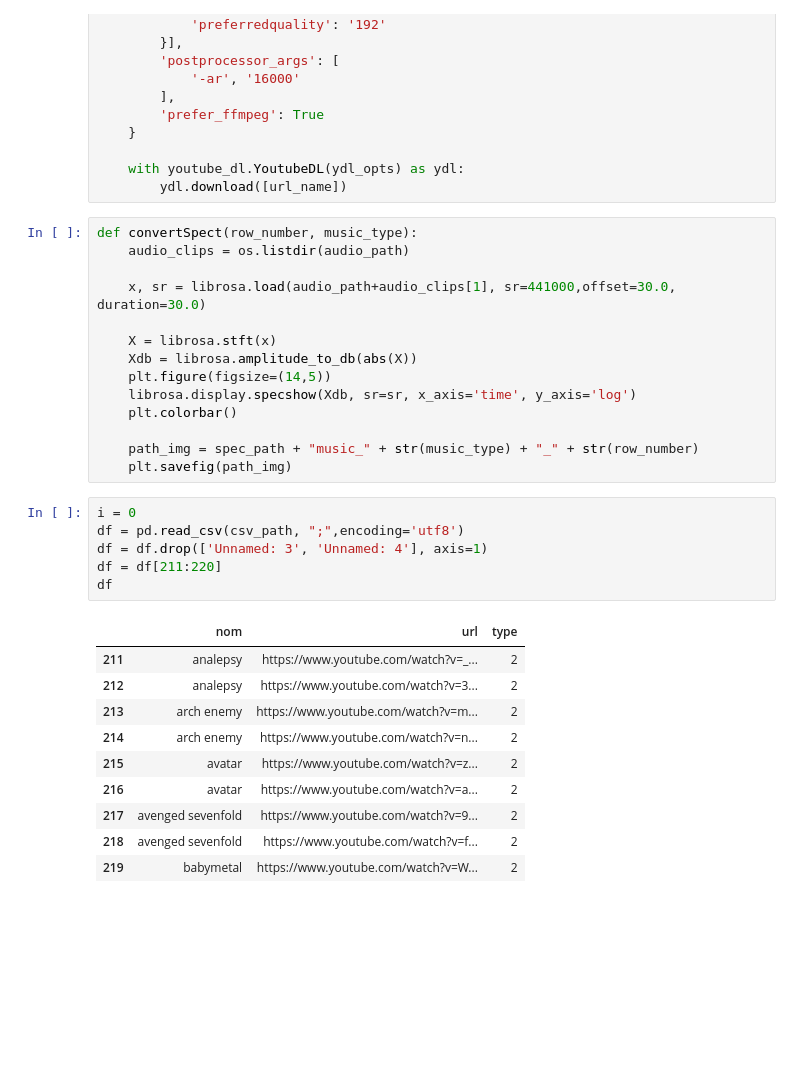
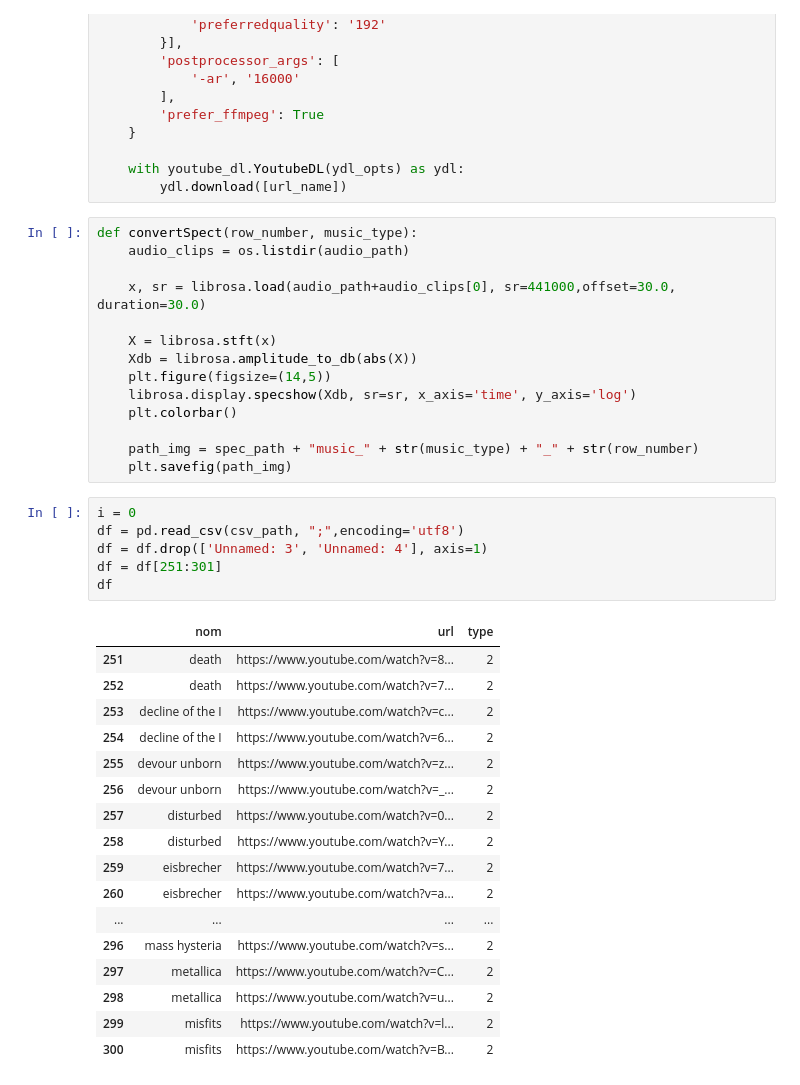
Before and after one commit to quentin-pierson/projetAnnuel, a Jupyter notebook: python/scraping/ScrapAutoma.ipynb, the cells around one changed output. Drawn from its saved outputs; the diff is of its cells as text; blank space fills up the shorter version.

```diff
--- a/python/scraping/ScrapAutoma.ipynb
+++ b/python/scraping/ScrapAutoma.ipynb
@@ -37,7 +40,7 @@ def convertYtb(url_name):
 def convertSpect(row_number, music_type):
     audio_clips = os.listdir(audio_path)
 
-    x, sr = librosa.load(audio_path+audio_clips[1], sr=441000,offset=30.0, duration=30.0)
+    x, sr = librosa.load(audio_path+audio_clips[0], sr=441000,offset=30.0, duration=30.0)
 
     X = librosa.stft(x)
     Xdb = librosa.amplitude_to_db(abs(X))
@@ -50,20 +53,27 @@ def convertSpect(row_number, music_type):
 # %%
 i = 0
 df = pd.read_csv(csv_path, ";",encoding='utf8')
 df = df.drop(['Unnamed: 3', 'Unnamed: 4'], axis=1)
-df = df[211:220]
+df = df[251:301]
 df
 # %% [output]
 |  | nom | url | type |
-| 211 | analepsy | https://www.youtube.com/watch?v=_... | 2 |
-| 212 | analepsy | https://www.youtube.com/watch?v=3... | 2 |
-| 213 | arch enemy | https://www.youtube.com/watch?v=m... | 2 |
-| 214 | arch enemy | https://www.youtube.com/watch?v=n... | 2 |
-| 215 | avatar | https://www.youtube.com/watch?v=z... | 2 |
-| 216 | avatar | https://www.youtube.com/watch?v=a... | 2 |
-| 217 | avenged sevenfold | https://www.youtube.com/watch?v=9... | 2 |
-| 218 | avenged sevenfold | https://www.youtube.com/watch?v=f... | 2 |
-| 219 | babymetal | https://www.youtube.com/watch?v=W... | 2 |
+| 251 | death | https://www.youtube.com/watch?v=8... | 2 |
+| 252 | death | https://www.youtube.com/watch?v=7... | 2 |
+| 253 | decline of the I | https://www.youtube.com/watch?v=c... | 2 |
+| 254 | decline of the I | https://www.youtube.com/watch?v=6... | 2 |
+| 255 | devour unborn | https://www.youtube.com/watch?v=z... | 2 |
+| 256 | devour unborn | https://www.youtube.com/watch?v=_... | 2 |
+| 257 | disturbed | https://www.youtube.com/watch?v=0... | 2 |
+| 258 | disturbed | https://www.youtube.com/watch?v=Y... | 2 |
+| 259 | eisbrecher | https://www.youtube.com/watch?v=7... | 2 |
+| 260 | eisbrecher | https://www.youtube.com/watch?v=a... | 2 |
+| ... | ... | ... | ... |
+| 296 | mass hysteria | https://www.youtube.com/watch?v=s... | 2 |
+| 297 | metallica | https://www.youtube.com/watch?v=C... | 2 |
+| 298 | metallica | https://www.youtube.com/watch?v=u... | 2 |
+| 299 | misfits | https://www.youtube.com/watch?v=l... | 2 |
+| 300 | misfits | https://www.youtube.com/watch?v=B... | 2 |
 # %%
 for index, row in df.iterrows():
     if row[1] != "":
```
Also changed, not shown: parts of 2 cells of this notebook, 8 other files.
